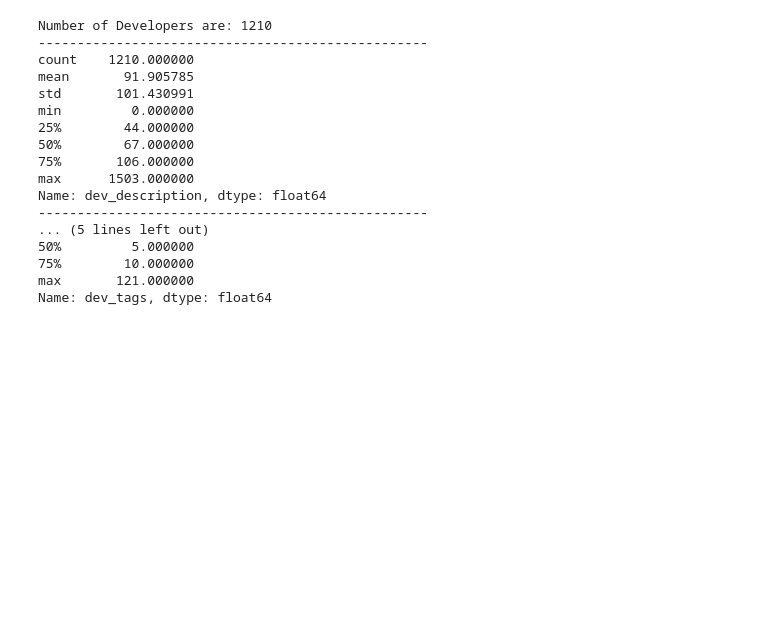
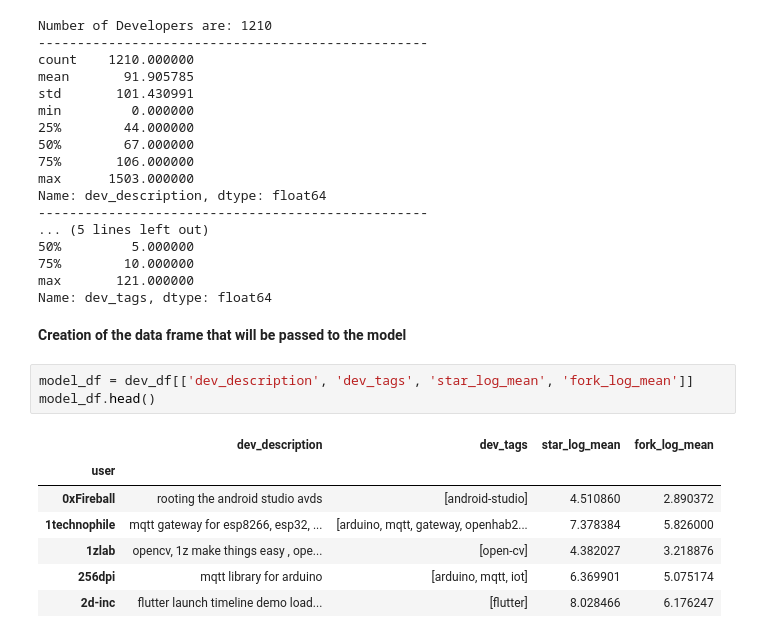
Before and after one commit to le-Affan/github-collaborator-recommendation-system, a Jupyter notebook: main.ipynb, the cells around one changed output. Saved outputs shown, nothing was run; the diff lists cells and outputs as text; blank space fills up the shorter version.

```diff
--- a/main.ipynb
+++ b/main.ipynb
@@ -375,3 +375,16 @@ Name: dev_description, dtype: float64
 75%        10.000000
 max       121.000000
 Name: dev_tags, dtype: float64
+# %% [markdown]
+**Creation of the data frame that will be passed to the model**
+# %%
+model_df = dev_df[['dev_description', 'dev_tags', 'star_log_mean', 'fork_log_mean']]
+model_df.head()
+# %% [output]
+|  | dev_description | dev_tags | star_log_mean | fork_log_mean |
+| user |  |  |  |  |
+| 0xFireball | rooting the android studio avds | [android-studio] | 4.510860 | 2.890372 |
+| 1technophile | mqtt gateway for esp8266, esp32, ... | [arduino, mqtt, gateway, openhab2... | 7.378384 | 5.826000 |
+| 1zlab | opencv, 1z make things easy , ope... | [open-cv] | 4.382027 | 3.218876 |
+| 256dpi | mqtt library for arduino | [arduino, mqtt, iot] | 6.369901 | 5.075174 |
+| 2d-inc | flutter launch timeline demo load... | [flutter] | 8.028466 | 6.176247 |
```
Also changed, not shown: parts of 8 cells of this notebook.
